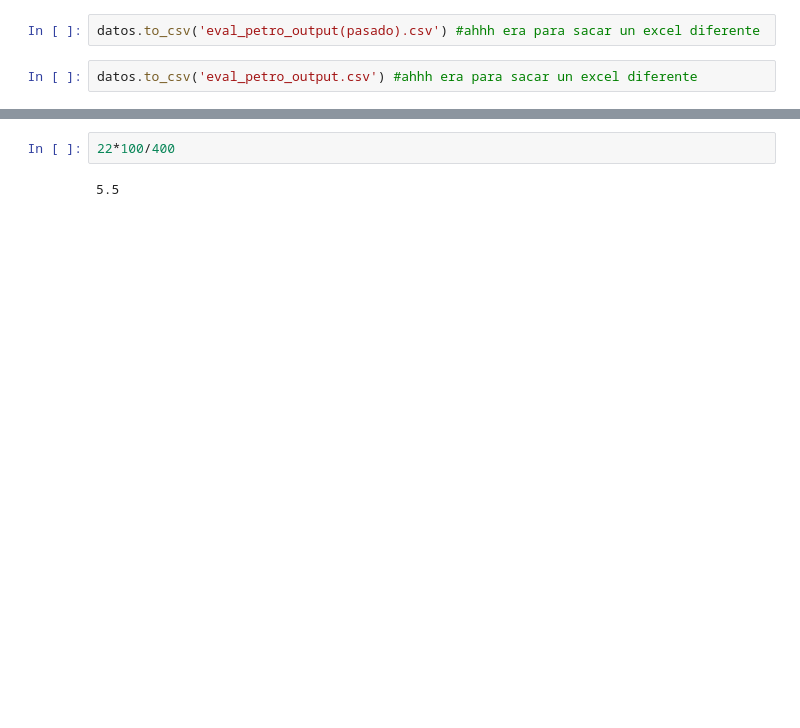
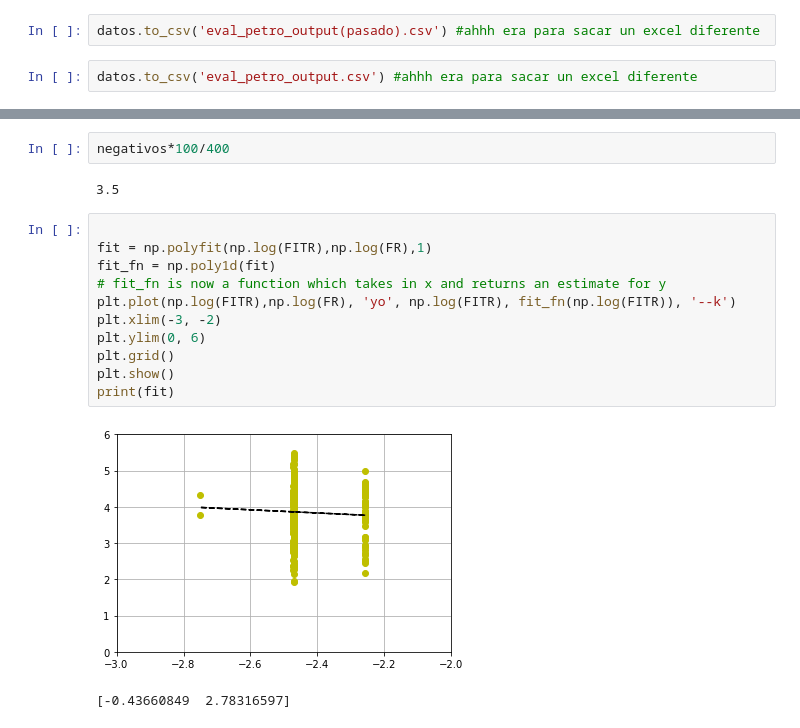
Before and after one commit to Angelpacman/Petrofisica_mn, a Jupyter notebook: jupyter_litodensidad.ipynb, the cells around one changed output, grey strips where cells are left out. Cells and saved outputs as stored; diff of their text form; blank space fills up the shorter version.

```diff
--- a/jupyter_litodensidad.ipynb
+++ b/jupyter_litodensidad.ipynb
@@ -421,4 +410,18 @@ negativos
 # %%
-22*100/400
+negativos*100/400
 # %% [output]
-5.5
+3.5
+# %%
+
+fit = np.polyfit(np.log(FITR),np.log(FR),1)
+fit_fn = np.poly1d(fit)
+# fit_fn is now a function which takes in x and returns an estimate for y
+plt.plot(np.log(FITR),np.log(FR), 'yo', np.log(FITR), fit_fn(np.log(FITR)), '--k')
+plt.xlim(-3, -2)
+plt.ylim(0, 6)
+plt.grid()
+plt.show()
+print(fit)
+# %% [output]
+[figure, added]
+[-0.43660849  2.78316597]
```
Also changed, not shown: parts of 18 cells of this notebook, 2 other files.
